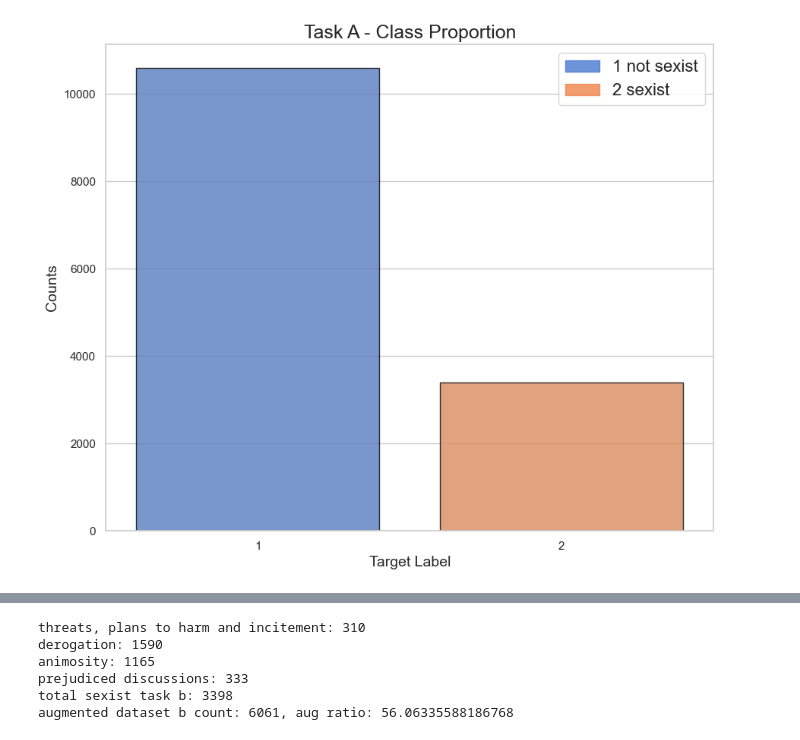
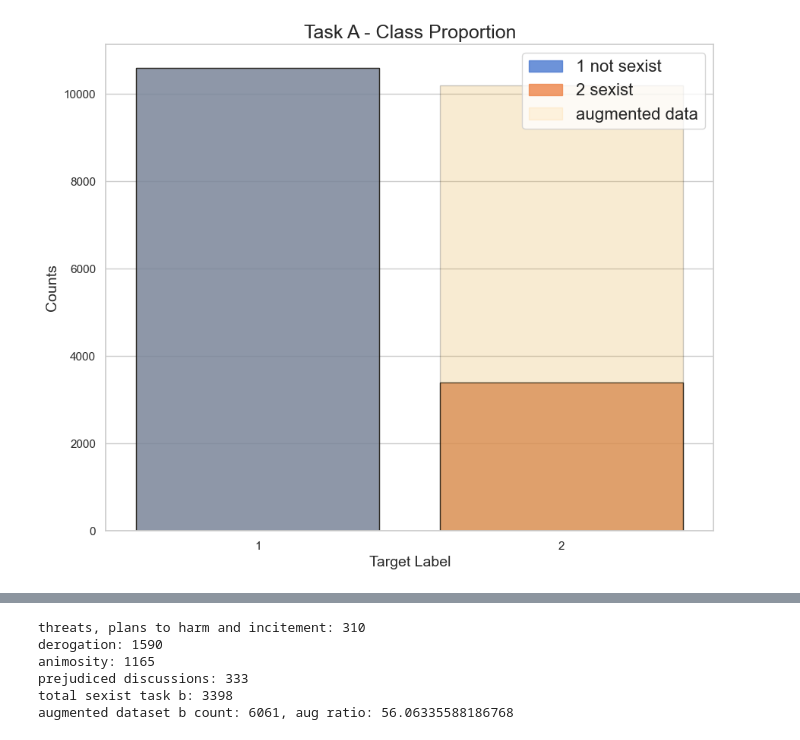
Before and after one commit to AxelBogos/SemEval-Edos, a Jupyter notebook: notebooks/5_ab_final-report-plots-data-aug.ipynb, the cells around one changed output, grey strips where cells are left out. Cells and saved outputs as stored; diff of their text form; code cells hidden in the pictures.

Commit message:
test balanced task a

```diff
--- a/notebooks/5_ab_final-report-plots-data-aug.ipynb
+++ b/notebooks/5_ab_final-report-plots-data-aug.ipynb
@@ -18,38 +18,55 @@ train_aug_synonym = pd.read_csv(os.path.join(AUGMENTED_DATA_DIR, "train_augmente
 orig_len = len(train_df)
 # %%
 # Explore task a
-train_task_a = train_df.drop(['rewire_id', 'target_b', 'target_c'], axis=1)
+# train_task_a = train_df.drop(['rewire_id', 'target_b', 'target_c'], axis=1)
+train_task_a = train_df.copy()
+
+# augment a
+a1_aug_syn = train_aug_synonym.loc[train_aug_synonym['target_a'] == 1]
+a1_aug_insertion = train_aug_insertion.loc[train_aug_insertion['target_a'] == 1]
+
+aug_task_a = pd.concat([train_task_a,
+                        a1_aug_insertion, a1_aug_syn,])
 
 plt.figure(figsize=(10, 8))
 sns.set_theme(style="whitegrid")
 
 plt.ylabel("Counts", size=14)
 plt.xlabel("Target Label", size=14)
 plt.title("Task A - Class Proportion", size=18)
 
 # Count the number of occurrences of each class label
 counts = train_task_a['target_a'].value_counts()
+counts1 = aug_task_a['target_a'].value_counts()
 
 # Sort the counts in descending order
 counts = counts.sort_values(ascending=False)
 
 # Create a bar plot using Seaborn
 palette = sns.color_palette("muted")
 sns.barplot(x=counts.index, y=counts.values, order=counts.index, palette=palette,
             edgecolor="black", alpha=0.8)
 
+sns.barplot(x=counts1.index, y=counts1.values, order=counts1.index, color='orange',
+            edgecolor="black", alpha=0.2)
+
 labels = ['1 not sexist', '2 sexist']
 labels_axis = ['1', '2']
 plt.xticks([0, 1], labels_axis)
 
 # Create proxy artists for the legend
 proxy_artists = []
-for label, color in zip(labels, palette):
+for i, (label, color) in enumerate(zip(labels, palette)):
     proxy_artists.append(mpatches.Patch(color=color, label=label, edgecolor='black', alpha=0.8))
+    if i == 1:
+        # Add a separate bar for augmented data
+        proxy_artists.append(mpatches.Patch(color='orange', label="augmented data", edgecolor='black', alpha=0.1))
 
 # Create the legend
 plt.legend(handles=proxy_artists, loc='upper right', fontsize=16)
 plt.subplots_adjust(left=0.1, right=0.9, bottom=0.1, top=0.9)
+
+aug_task_a.to_csv(Path(AUGMENTED_DATA_DIR, f"augmented_task_a.csv"), index=False)
 # plt.savefig('TaskA-ClassProportion.png', dpi=500)
 # %% [output]
-[figure, old version]
+[figure, new version]
```
Also changed, not shown: parts of 1 cell of this notebook, 1 other file.
